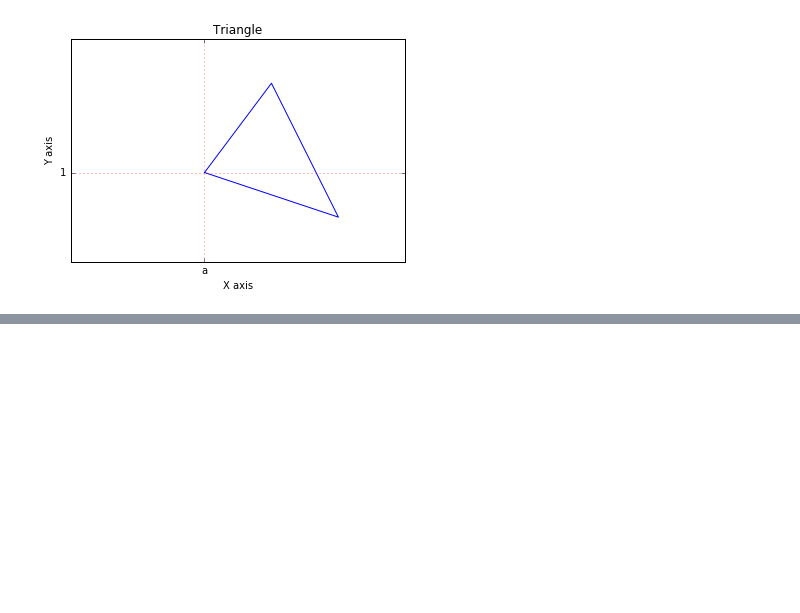
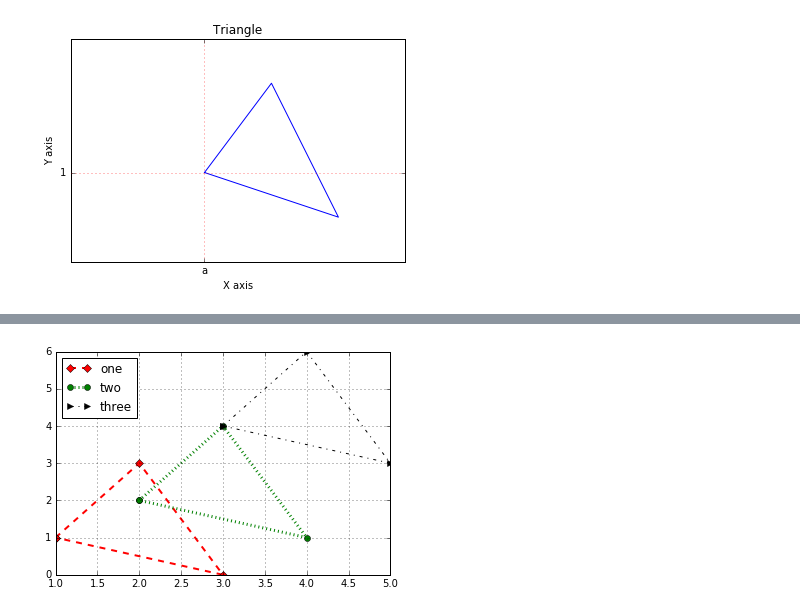
Before and after one commit to lupinwu/Jupyter, a Jupyter notebook: hbk_matplotlib.ipynb, the cells around one changed output, grey strips where cells are left out. Cells and saved outputs as stored; diff of their text form; code cells hidden in the pictures; blank space fills up the shorter version.

```diff
--- a/hbk_matplotlib.ipynb
+++ b/hbk_matplotlib.ipynb
@@ -30,8 +56,19 @@ plt.show()
 # %%
 from matplotlib import pyplot as plt
 import numpy as np
 
 x = [1, 2, 3, 1]
 y = [1, 3, 0, 1]
 
-plt.plot(x, y, color='r', linewidth='2', linestyle='--')
+# np.array将列表转换成numpy的数组后可以支持广播broadcast运算
+plt.plot(x, y, color='r', linewidth='2', linestyle='--', marker='D', label='one')
+plt.plot(np.array(x)+1, np.array(y)+1, color='g', linewidth='3', linestyle=':', marker='o', label='two')
+plt.plot(np.array(x)+2, np.array(y)+3, color='k', linewidth='1', linestyle='-.', marker='>', label='three')
+
+plt.grid(True)
+plt.legend()
+plt.legend(loc='upper left')
+
+plt.show()
+# %% [output]
+[figure, added]
```
Also changed, not shown: parts of 7 cells of this notebook.
